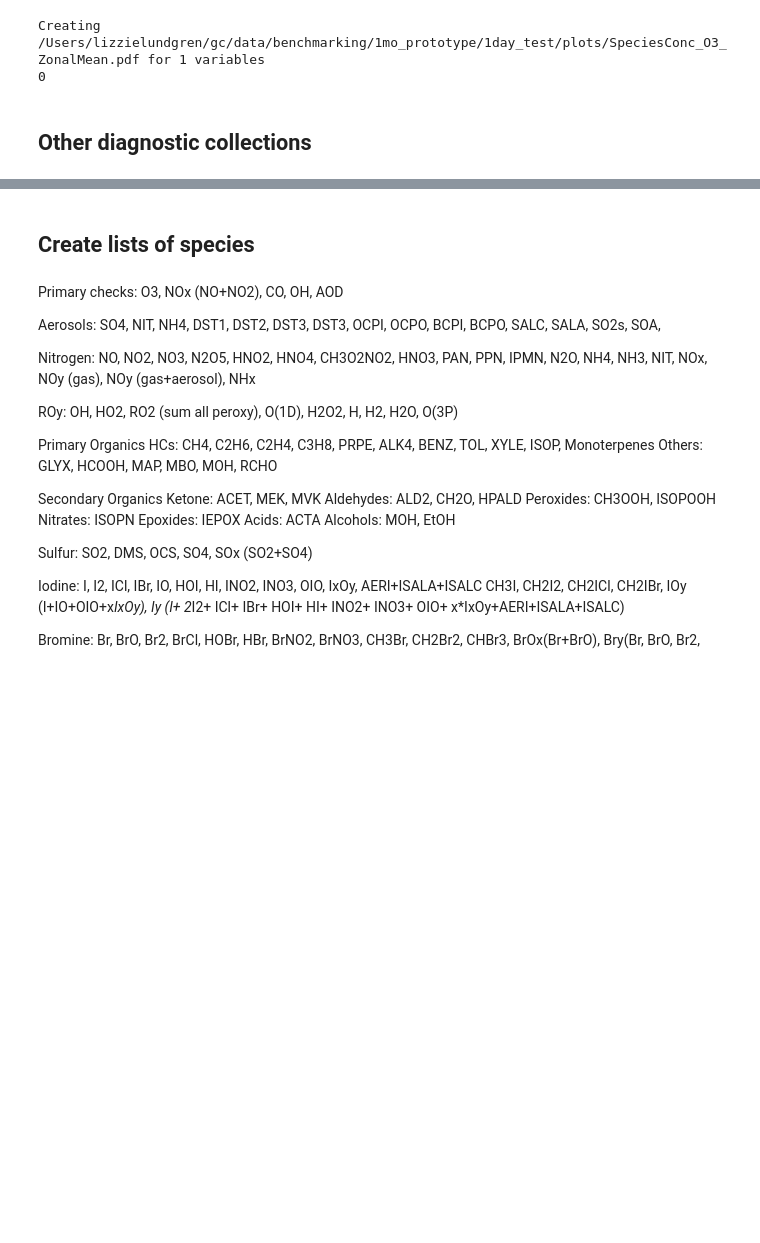
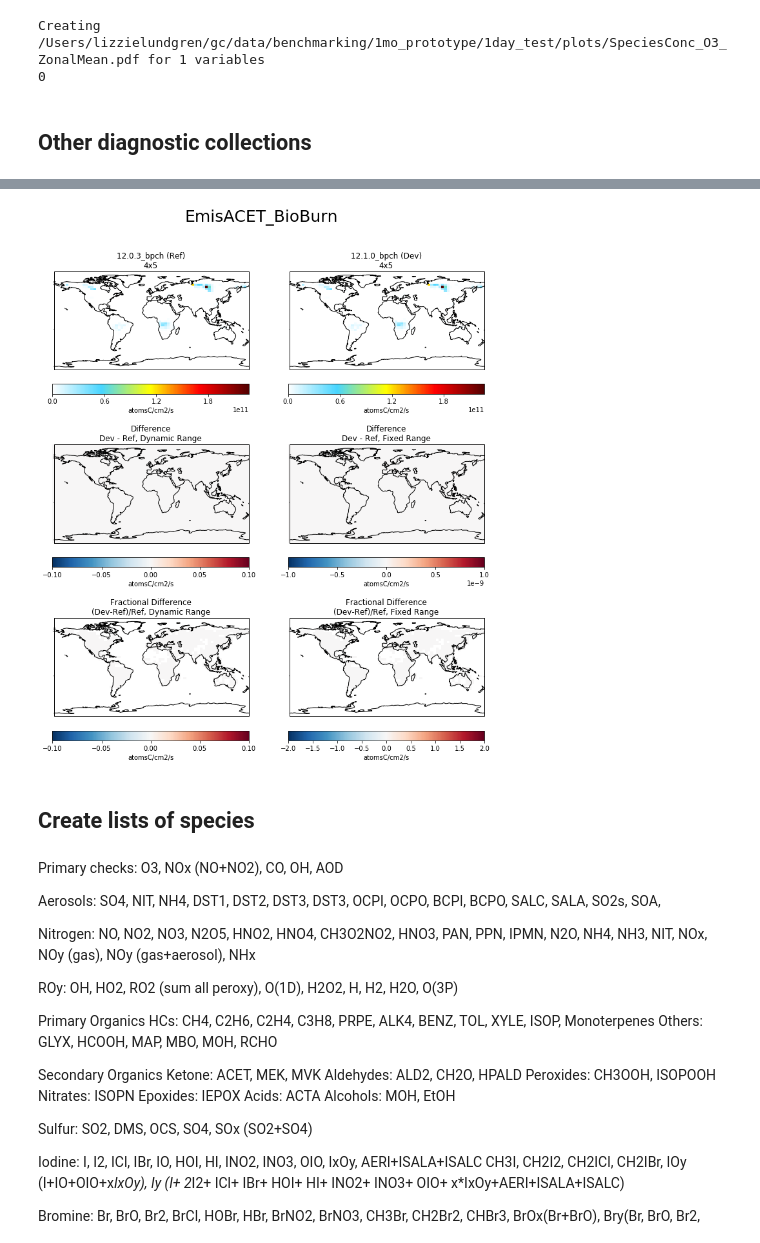
Before and after one commit to lizziel/geoschem_data_visualization, a Jupyter notebook: benchmark_1mon_prototype.ipynb, the cells around one changed output, grey strips where cells are left out. Saved outputs shown, nothing was run; the diff lists cells and outputs as text; code cells hidden in the pictures; blank space fills up the shorter version.

```diff
--- a/benchmark_1mon_prototype.ipynb
+++ b/benchmark_1mon_prototype.ipynb
@@ -66,7 +57,7 @@ def compare_single_level(refdata, refstr, devdata, devstr, llres, varlist=None,
     n_var = len(varlist)
 
     # Get lat-lon grid
-    llgrid = make_grid_LL(llres)
+    llgrid = gc.core.make_grid_LL(llres)
 
     # Get lat/lon extents
     [minlon, maxlon] = [min(llgrid['lon_b']), max(llgrid['lon_b'])]
@@ -149,6 +140,9 @@ def compare_single_level(refdata, refstr, devdata, devstr, llres, varlist=None,
             cb.locator = ticker.MaxNLocator(nbins=4)
             cb.update_ticks()
         cb.set_label(units)
+        # Testing to mask nans. Problem: masked areas of emissions are zero, not nan.
+        current_cmap = mpl.cm.get_cmap()
+        current_cmap.set_bad(color='red')
 
         # Subplot (0,1): Dev
         ax1.coastlines()
@@ -622,3 +649,8 @@ commonfiles
+# %%
+varname = 'EmisACET_BioBurn'
+compare_single_level(refdata, refstr, devdata, devstr, llres, varlist=[varname] )
+# %% [output]
+[figure, added]
 # %% [markdown]
 ## Create lists of species
 # %% [markdown]
```
Also changed, not shown: parts of 12 cells of this notebook.
